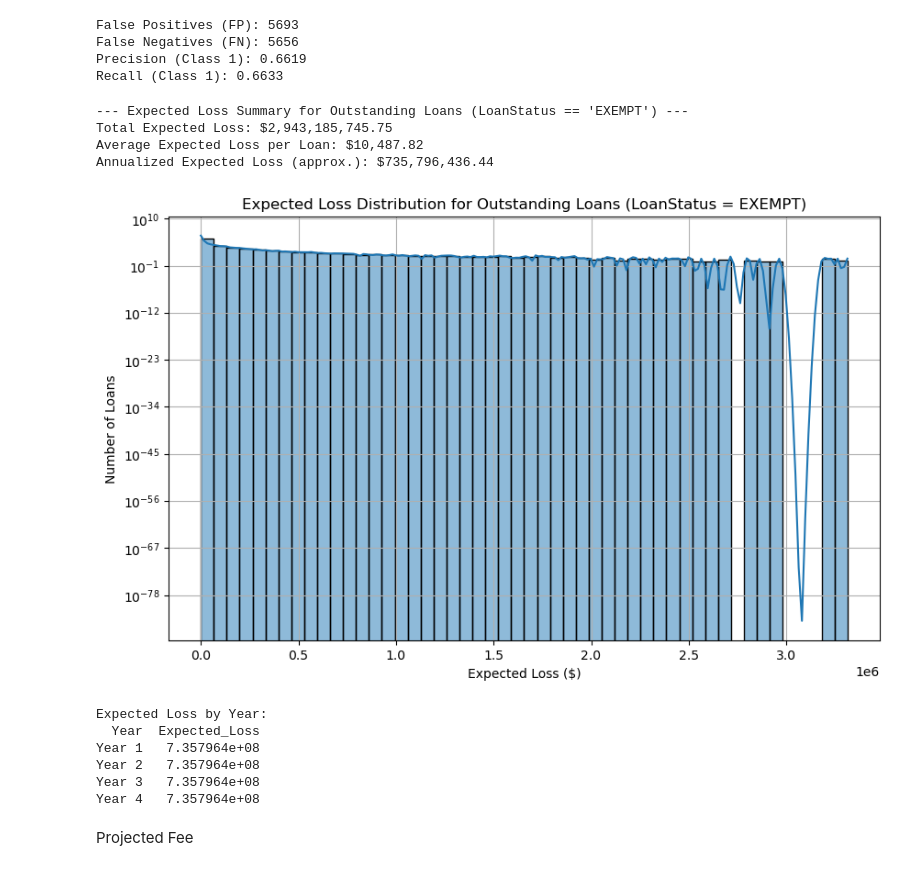
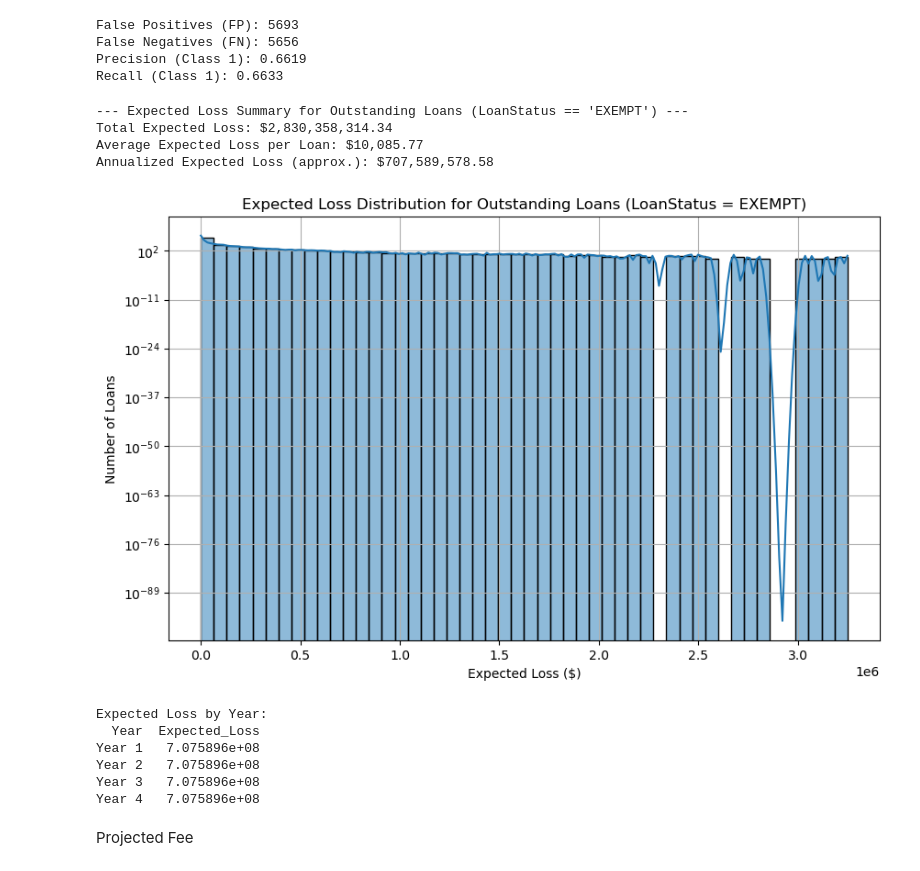
Before and after one commit to Caitlyn-Dinh/sba-loan-analysis, a Jupyter notebook: FinalProject/feeVsLoss.ipynb, the cells around one changed output. Cells and saved outputs as stored; diff of their text form; code cells hidden in the pictures.

```diff
--- a/FinalProject/feeVsLoss.ipynb
+++ b/FinalProject/feeVsLoss.ipynb
@@ -428,6 +428,7 @@ Precision (Class 1): 0.6619
 Recall (Class 1): 0.6633
 # %%
 # --- Predict Expected Loss for Outstanding Loans (LoanStatus == 'EXEMPT') ---
+import pandas as pd
 
 # NOTE: Use the original DataFrame before filtering/dropping rows (save this early on if not already):
 df_original = pd.read_csv('/Users/caitlyndinh/ai-academy/FinalProject/merged_with_naics.csv', low_memory=False)
@@ -459,6 +460,7 @@ predicted_pd_proba_outstanding = pd_model_pipeline.predict_proba(X_outstanding_t
 
 # 6. Predict LGD values
 predicted_lgd_outstanding = lgd_model_pipeline.predict(X_outstanding_transformed)
+predicted_lgd_outstanding = np.minimum(predicted_lgd_outstanding, 0.80)
 
 # 7. Define Exposure at Default (EAD)
 ead_outstanding = df_outstanding['GrossApproval'].values
@@ -501,43 +503,43 @@ plt.show()
 # df_outstanding['EAD']
 
 # 1. Divide cumulative 48-month PD into 4 equal yearly increments
 years = 4
 monthly_pd = df_outstanding['Predicted_PD_Proba'] / 48
 yearly_pd_probs = pd.DataFrame({
     f'Year_{i+1}_PD': monthly_pd * 12 for i in range(years)
 })
 
 # 2. Compute expected loss for each year
 # EL_year_i = PD_i * LGD * EAD
 for i in range(1, years + 1):
     df_outstanding[f'EL_Year_{i}'] = (
         yearly_pd_probs[f'Year_{i}_PD'] *
         df_outstanding['Predicted_LGD'] *
         df_outstanding['EAD']
     )
 
 # 3. Aggregate total expected loss by year
 yearly_el = df_outstanding[[f'EL_Year_{i}' for i in range(1, years + 1)]].sum()
 
 # 5. Print table summary
 yearly_el_df = pd.DataFrame({
     'Year': [f'Year {i}' for i in range(1, 5)],
     'Expected_Loss': yearly_el.values
 })
 print("\nExpected Loss by Year:")
 print(yearly_el_df.to_string(index=False))
 # %% [output]
 --- Expected Loss Summary for Outstanding Loans (LoanStatus == 'EXEMPT') ---
-Total Expected Loss: $2,943,185,745.75
-Average Expected Loss per Loan: $10,487.82
-Annualized Expected Loss (approx.): $735,796,436.44
+Total Expected Loss: $2,830,358,314.34
+Average Expected Loss per Loan: $10,085.77
+Annualized Expected Loss (approx.): $707,589,578.58
-[figure, old version]
+[figure, new version]
 Expected Loss by Year:
   Year  Expected_Loss
-Year 1   7.357964e+08
-Year 2   7.357964e+08
-Year 3   7.357964e+08
-Year 4   7.357964e+08
+Year 1   7.075896e+08
+Year 2   7.075896e+08
+Year 3   7.075896e+08
+Year 4   7.075896e+08
 # %% [markdown]
 Projected Fee
 # %%
```
Also changed, not shown: parts of 8 cells of this notebook.
